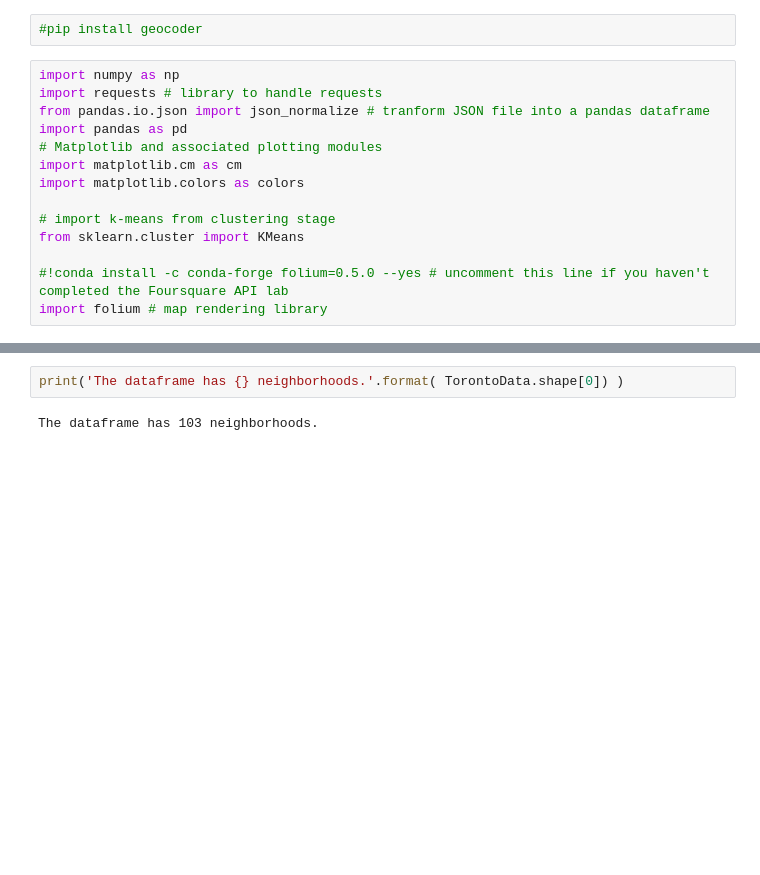
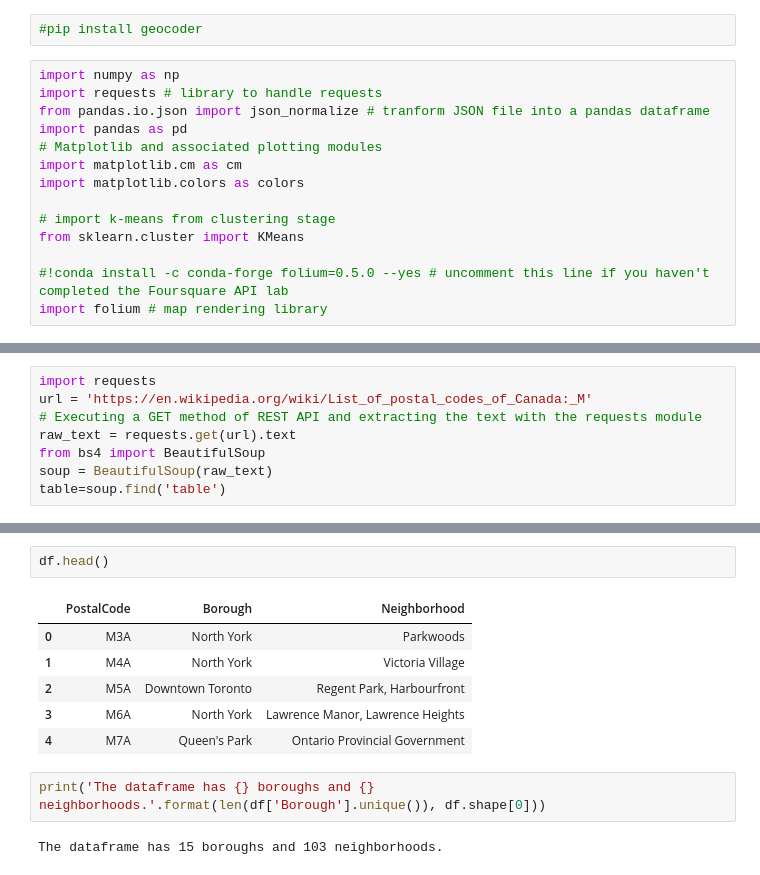
Before and after one commit to ankitranjan30/Coursera_Capstone, a Jupyter notebook: Week 3 - Segmenting and Clustering Neighborhoods in Toronto.ipynb, the cells around one changed output, grey strips where cells are left out. Cells and saved outputs as stored; diff of their text form; blank space fills up the shorter version.

```diff
--- a/Week 3 - Segmenting and Clustering Neighborhoods in Toronto.ipynb
+++ b/Week 3 - Segmenting and Clustering Neighborhoods in Toronto.ipynb
@@ -39,0 +19,8 @@ TorontoData.head()
+# %%
+import requests
+url = 'https://en.wikipedia.org/wiki/List_of_postal_codes_of_Canada:_M'
+# Executing a GET method of REST API and extracting the text with the requests module
+raw_text = requests.get(url).text
+from bs4 import BeautifulSoup
+soup = BeautifulSoup(raw_text)
+table=soup.find('table')
@@ -40,4 +104,13 @@ TorontoData.head()
+# %%
+df.head()
+# %% [output]
+|  | PostalCode | Borough | Neighborhood |
+| 0 | M3A | North York | Parkwoods |
+| 1 | M4A | North York | Victoria Village |
+| 2 | M5A | Downtown Toronto | Regent Park, Harbourfront |
+| 3 | M6A | North York | Lawrence Manor, Lawrence Heights |
+| 4 | M7A | Queen's Park | Ontario Provincial Government |
 # %%
-print('The dataframe has {} neighborhoods.'.format( TorontoData.shape[0]) )
+print('The dataframe has {} boroughs and {} neighborhoods.'.format(len(df['Borough'].unique()), df.shape[0]))
 # %% [output]
-The dataframe has 103 neighborhoods.
+The dataframe has 15 boroughs and 103 neighborhoods.
```
Also changed, not shown: parts of 26 cells of this notebook, 1 other file.
